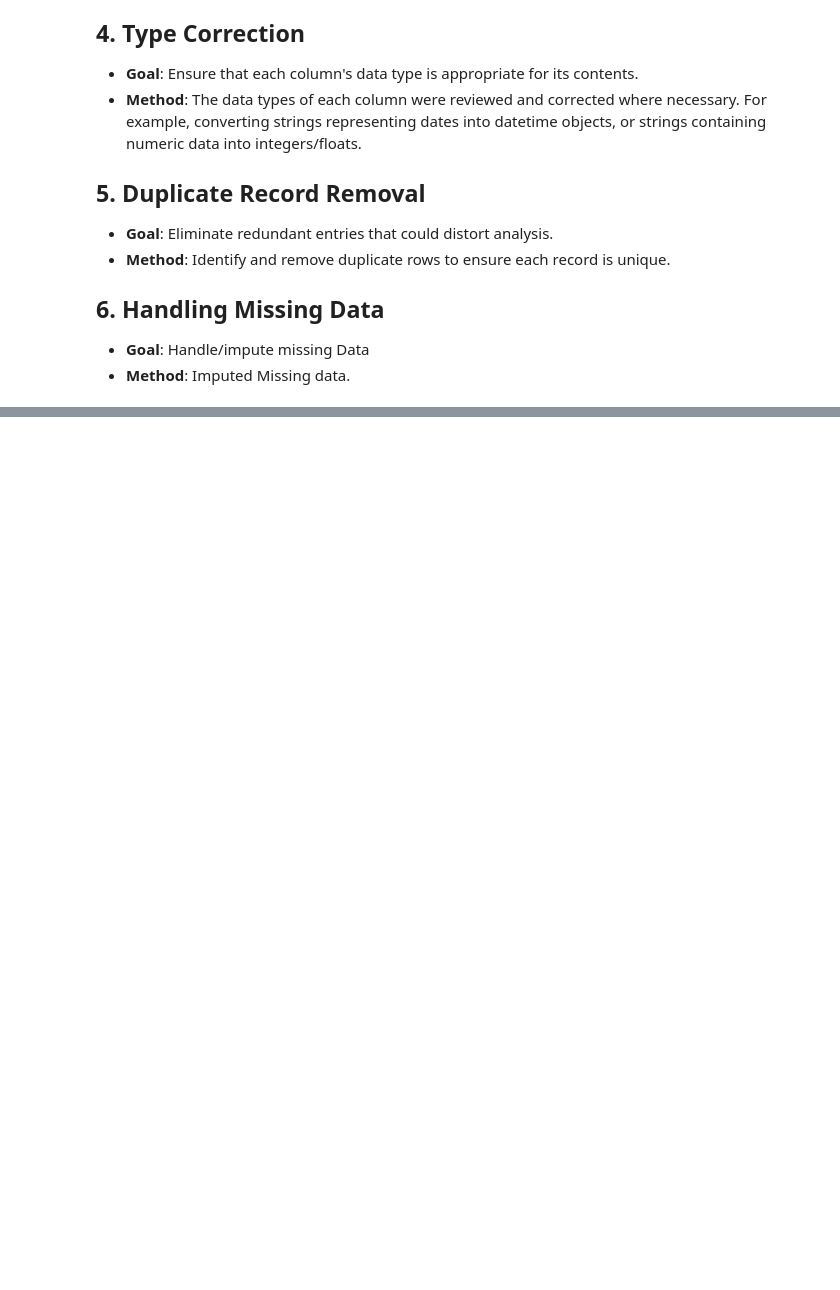
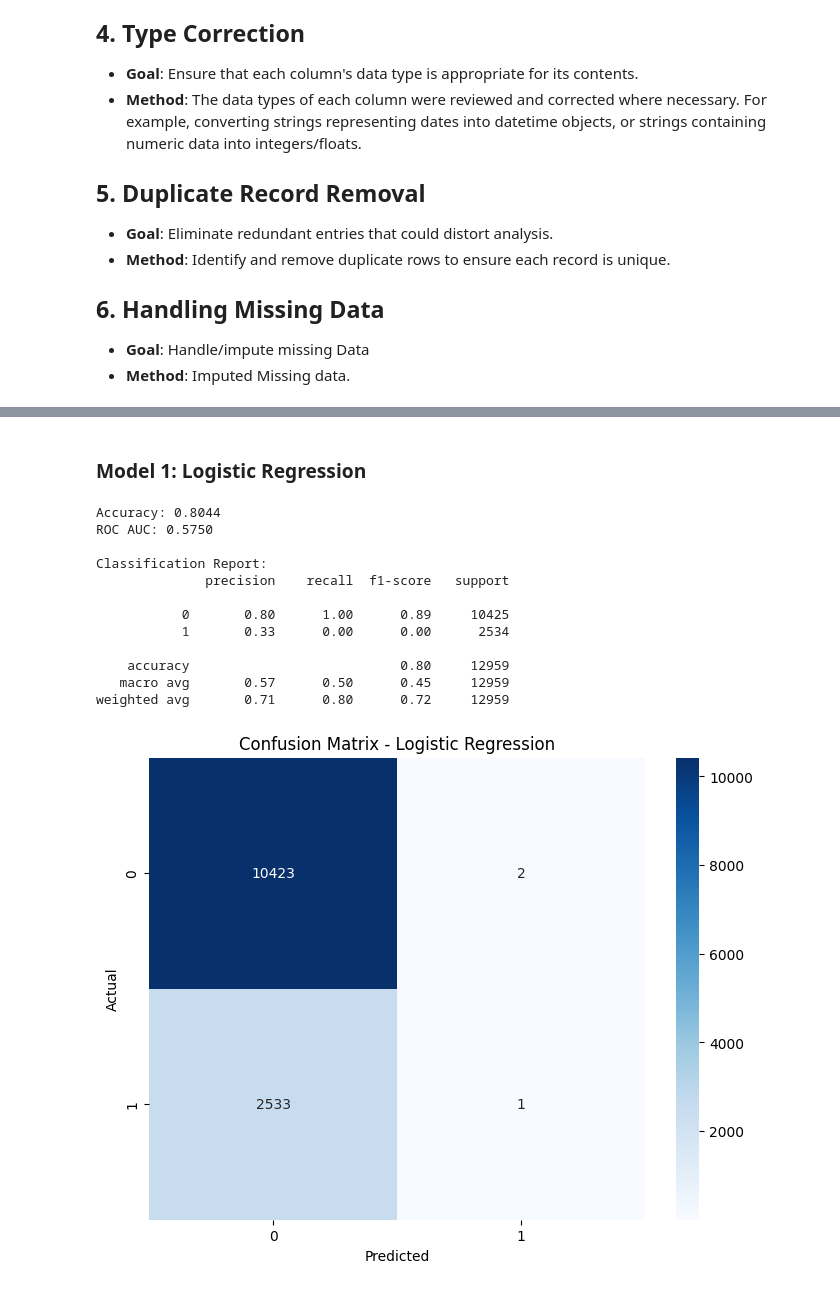
Before and after one commit to sakshamlakhera/CSE587, a Jupyter notebook: notebook/Sharan_Raj_50604183_Hypothesis_Proof.ipynb, the cells around one changed output, grey strips where cells are left out. Cells and saved outputs as stored; diff of their text form; code cells hidden in the pictures; blank space fills up the shorter version.

```diff
--- a/notebook/Sharan_Raj_50604183_Hypothesis_Proof.ipynb
+++ b/notebook/Sharan_Raj_50604183_Hypothesis_Proof.ipynb
@@ -452,0 +474,52 @@ The chart visually supports the hypothesis that marital status is associated wit
+# %% [markdown]
+### Model 1: Logistic Regression
+# %%
+
+X = df_H1[drug_usage_columns_H1 + ['Drug_Use']]
+y = df_H1['YMDELT'].replace({2: 0}) # No Depression label is transformed as 0 for Model training
+
+X_train, X_test, y_train, y_test = train_test_split(X, y, test_size=0.2, random_state=42)
+
+
+scaler = StandardScaler()
+X_train_scaled = scaler.fit_transform(X_train)
+X_test_scaled = scaler.transform(X_test)
+
+
+log_reg = LogisticRegression(random_state=42)
+log_reg.fit(X_train_scaled, y_train)
+
+
+y_pred = log_reg.predict(X_test_scaled)
+y_pred_proba = log_reg.predict_proba(X_test_scaled)[:, 1]
+
+# Accuracy and Classification Report
+accuracy = accuracy_score(y_test, y_pred)
+roc_auc = roc_auc_score(y_test, y_pred_proba)
+print(f"Accuracy: {accuracy:.4f}")
+print(f"ROC AUC: {roc_auc:.4f}")
+print("\nClassification Report:")
+print(classification_report(y_test, y_pred))
+
+# Confusion Matrix Visualization
+cm = confusion_matrix(y_test, y_pred)
+plt.figure(figsize=(8,6))
+sns.heatmap(cm, annot=True, fmt='d', cmap='Blues')
+plt.title('Confusion Matrix - Logistic Regression')
+plt.xlabel('Predicted')
+plt.ylabel('Actual')
+plt.show()
+# %% [output]
+Accuracy: 0.8044
+ROC AUC: 0.5750
+
+Classification Report:
+              precision    recall  f1-score   support
+
+           0       0.80      1.00      0.89     10425
+           1       0.33      0.00      0.00      2534
+
+    accuracy                           0.80     12959
+   macro avg       0.57      0.50      0.45     12959
+weighted avg       0.71      0.80      0.72     12959
+[figure, added]
```
Also changed, not shown: parts of 31 cells of this notebook.
